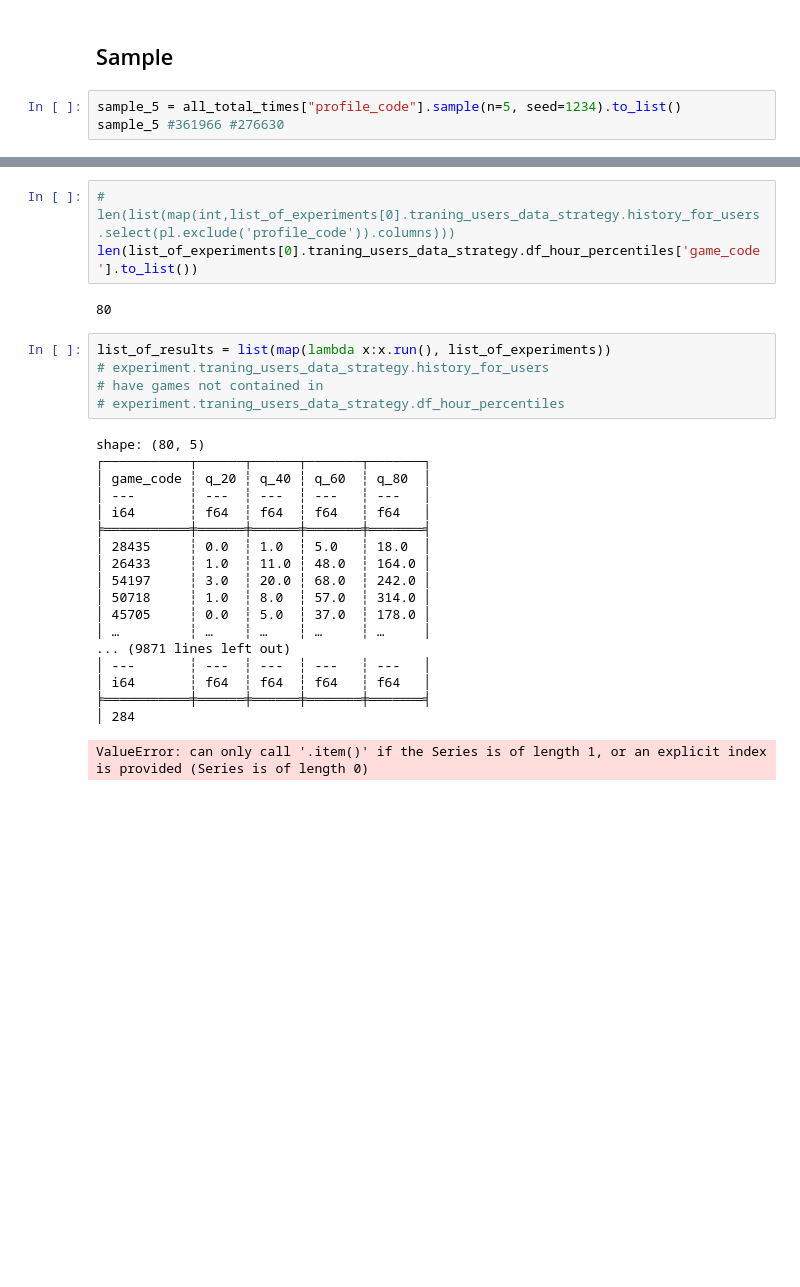
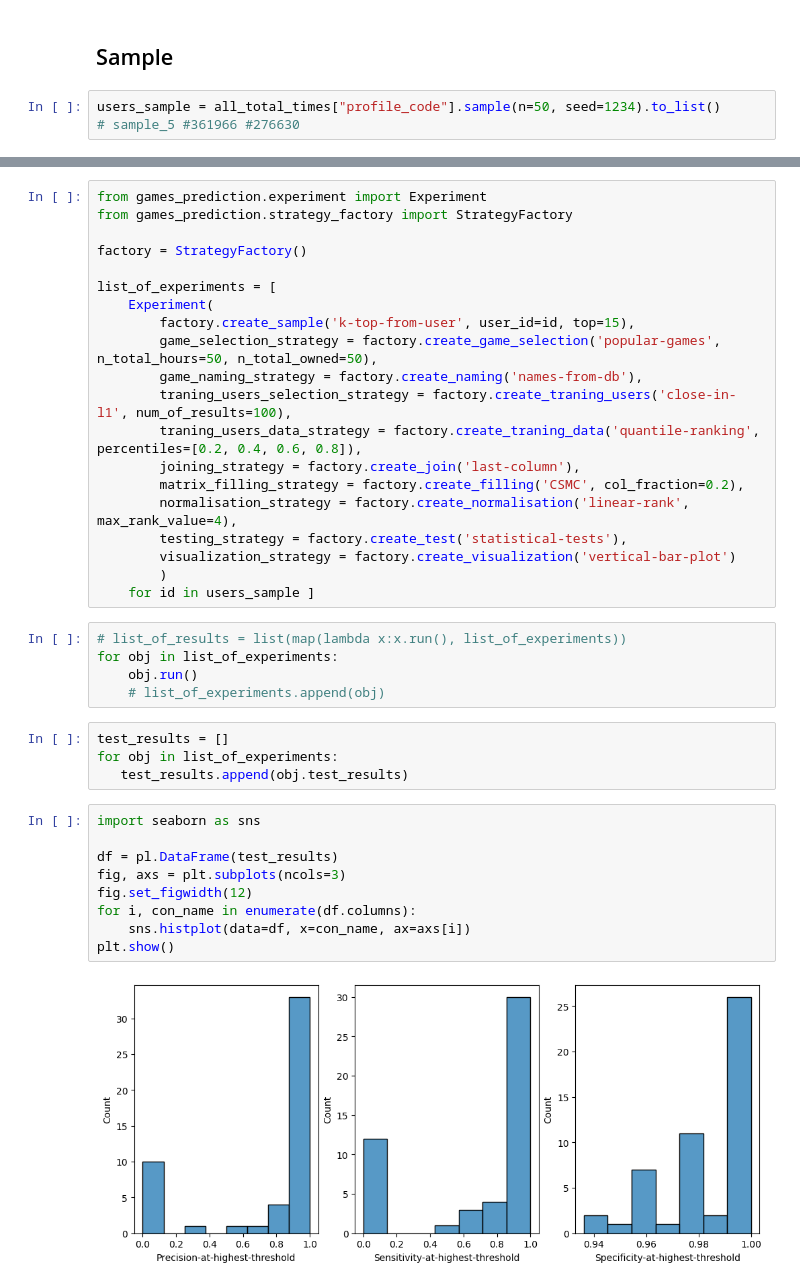
Before and after one commit to Polatucha16/steam_data, a Jupyter notebook: CSMC_experiments.ipynb, the cells around one changed output, grey strips where cells are left out. Cells and saved outputs as stored; diff of their text form; blank space fills up the shorter version.

```diff
--- a/CSMC_experiments.ipynb
+++ b/CSMC_experiments.ipynb
@@ -810,5 +835,5 @@ plt.show()
 # %% [markdown]
 ## Sample
 # %%
-sample_5 = all_total_times["profile_code"].sample(n=5, seed=1234).to_list()
-sample_5 #361966 #276630
+users_sample = all_total_times["profile_code"].sample(n=50, seed=1234).to_list()
+# sample_5 #361966 #276630
@@ -839,29 +840,40 @@ list_of_experiments = [ Experiment(factory.create_sample('k-top-from-user', user
-# %%
-# len(list(map(int,list_of_experiments[0].traning_users_data_strategy.history_for_users.select(pl.exclude('profile_code')).columns)))
-len(list_of_experiments[0].traning_users_data_strategy.df_hour_percentiles['game_code'].to_list())
-# %% [output]
-80
-# %%
-list_of_results = list(map(lambda x:x.run(), list_of_experiments))
-# experiment.traning_users_data_strategy.history_for_users
-# have games not contained in
-# experiment.traning_users_data_strategy.df_hour_percentiles
-# %% [output]
-shape: (80, 5)
-┌───────────┬──────┬──────┬───────┬───────┐
-│ game_code ┆ q_20 ┆ q_40 ┆ q_60  ┆ q_80  │
-│ ---       ┆ ---  ┆ ---  ┆ ---   ┆ ---   │
-│ i64       ┆ f64  ┆ f64  ┆ f64   ┆ f64   │
-╞═══════════╪══════╪══════╪═══════╪═══════╡
-│ 28435     ┆ 0.0  ┆ 1.0  ┆ 5.0   ┆ 18.0  │
-│ 26433     ┆ 1.0  ┆ 11.0 ┆ 48.0  ┆ 164.0 │
-│ 54197     ┆ 3.0  ┆ 20.0 ┆ 68.0  ┆ 242.0 │
-│ 50718     ┆ 1.0  ┆ 8.0  ┆ 57.0  ┆ 314.0 │
-│ 45705     ┆ 0.0  ┆ 5.0  ┆ 37.0  ┆ 178.0 │
-│ …         ┆ …    ┆ …    ┆ …     ┆ …     │
-... (9871 lines left out)
-│ ---       ┆ ---  ┆ ---  ┆ ---   ┆ ---   │
-│ i64       ┆ f64  ┆ f64  ┆ f64   ┆ f64   │
-╞═══════════╪══════╪══════╪═══════╪═══════╡
-│ 284
-ValueError: can only call '.item()' if the Series is of length 1, or an explicit index is provided (Series is of length 0)
+# %%
+from games_prediction.experiment import Experiment
+from games_prediction.strategy_factory import StrategyFactory
+
+factory = StrategyFactory()
+
+list_of_experiments = [
+    Experiment(
+        factory.create_sample('k-top-from-user', user_id=id, top=15),
+        game_selection_strategy = factory.create_game_selection('popular-games', n_total_hours=50, n_total_owned=50),
+        game_naming_strategy = factory.create_naming('names-from-db'),
+        traning_users_selection_strategy = factory.create_traning_users('close-in-l1', num_of_results=100),
+        traning_users_data_strategy = factory.create_traning_data('quantile-ranking', percentiles=[0.2, 0.4, 0.6, 0.8]),
+        joining_strategy = factory.create_join('last-column'),
+        matrix_filling_strategy = factory.create_filling('CSMC', col_fraction=0.2),
+        normalisation_strategy = factory.create_normalisation('linear-rank', max_rank_value=4),
+        testing_strategy = factory.create_test('statistical-tests'),
+        visualization_strategy = factory.create_visualization('vertical-bar-plot')
+        )
+    for id in users_sample ]
+# %%
+# list_of_results = list(map(lambda x:x.run(), list_of_experiments))
+for obj in list_of_experiments:
+    obj.run()
+    # list_of_experiments.append(obj)
+# %%
+test_results = []
+for obj in list_of_experiments:
+   test_results.append(obj.test_results)
+# %%
+import seaborn as sns
+
+df = pl.DataFrame(test_results)
+fig, axs = plt.subplots(ncols=3)
+fig.set_figwidth(12)
+for i, con_name in enumerate(df.columns):
+    sns.histplot(data=df, x=con_name, ax=axs[i])
+plt.show()
+# %% [output]
+[figure, added]
```
Also changed, not shown: parts of 10 cells of this notebook, 4 other files.
